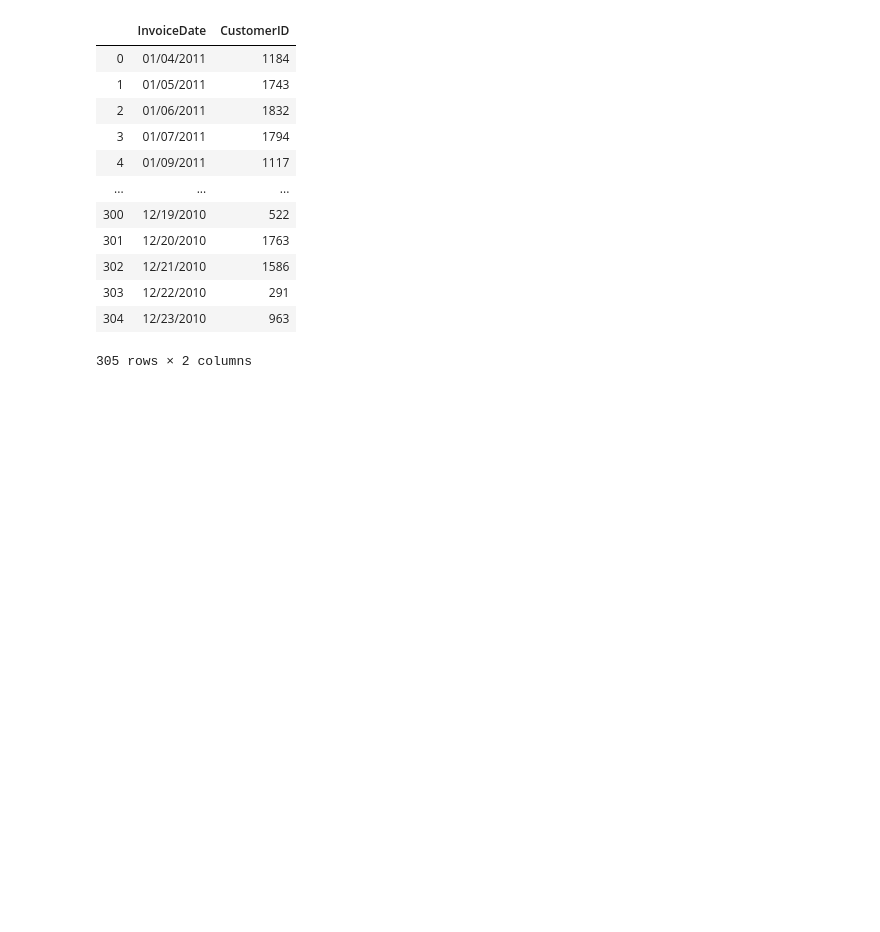
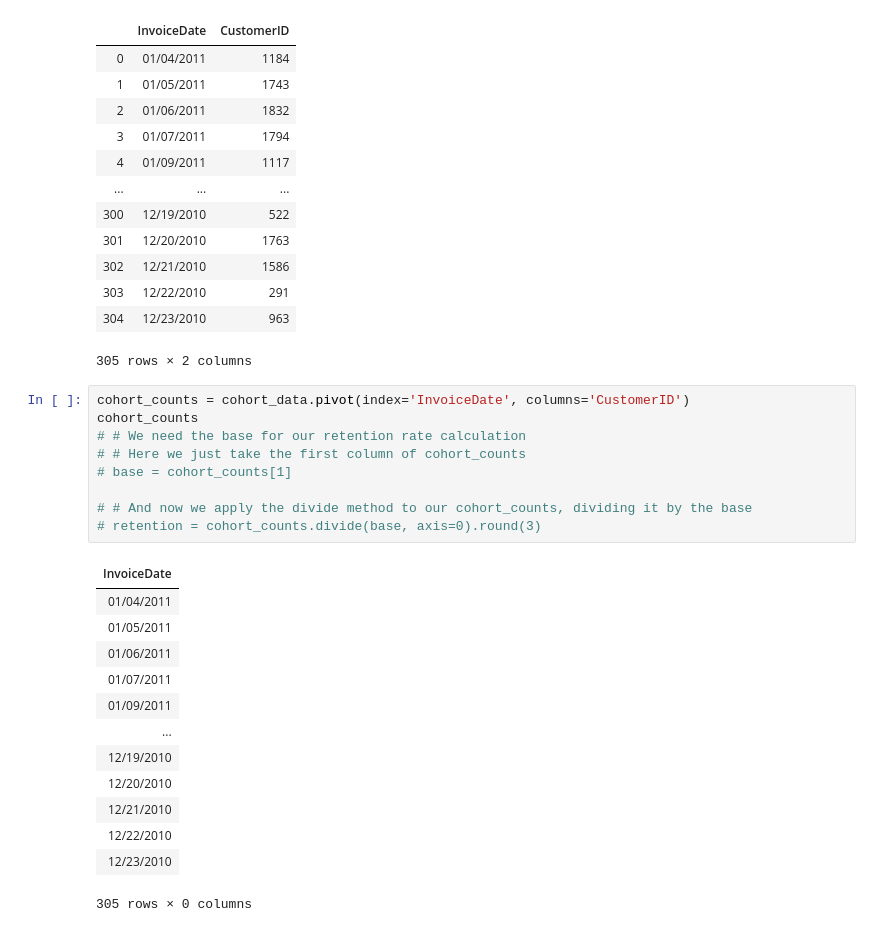
Before and after one commit to RaymondDashWu/SPD-2.4-Job-Search-and-Interview-Practice, a Jupyter notebook: interviewqs.com/Retention Analysis.ipynb, the cells around one changed output. Drawn from its saved outputs; the diff is of its cells as text; blank space fills up the shorter version.

```diff
--- a/interviewqs.com/Retention Analysis.ipynb
+++ b/interviewqs.com/Retention Analysis.ipynb
@@ -71,3 +118,26 @@ cohort_data
 | 303 | 12/22/2010 | 291 |
 | 304 | 12/23/2010 | 963 |
 305 rows × 2 columns
+# %%
+cohort_counts = cohort_data.pivot(index='InvoiceDate', columns='CustomerID')
+cohort_counts
+# # We need the base for our retention rate calculation
+# # Here we just take the first column of cohort_counts
+# base = cohort_counts[1]
+
+# # And now we apply the divide method to our cohort_counts, dividing it by the base
+# retention = cohort_counts.divide(base, axis=0).round(3)
+# %% [output]
+| InvoiceDate |
+| 01/04/2011 |
+| 01/05/2011 |
+| 01/06/2011 |
+| 01/07/2011 |
+| 01/09/2011 |
+| ... |
+| 12/19/2010 |
+| 12/20/2010 |
+| 12/21/2010 |
+| 12/22/2010 |
+| 12/23/2010 |
+305 rows × 0 columns
```
Also changed, not shown: parts of 7 cells of this notebook, 2 other files.
